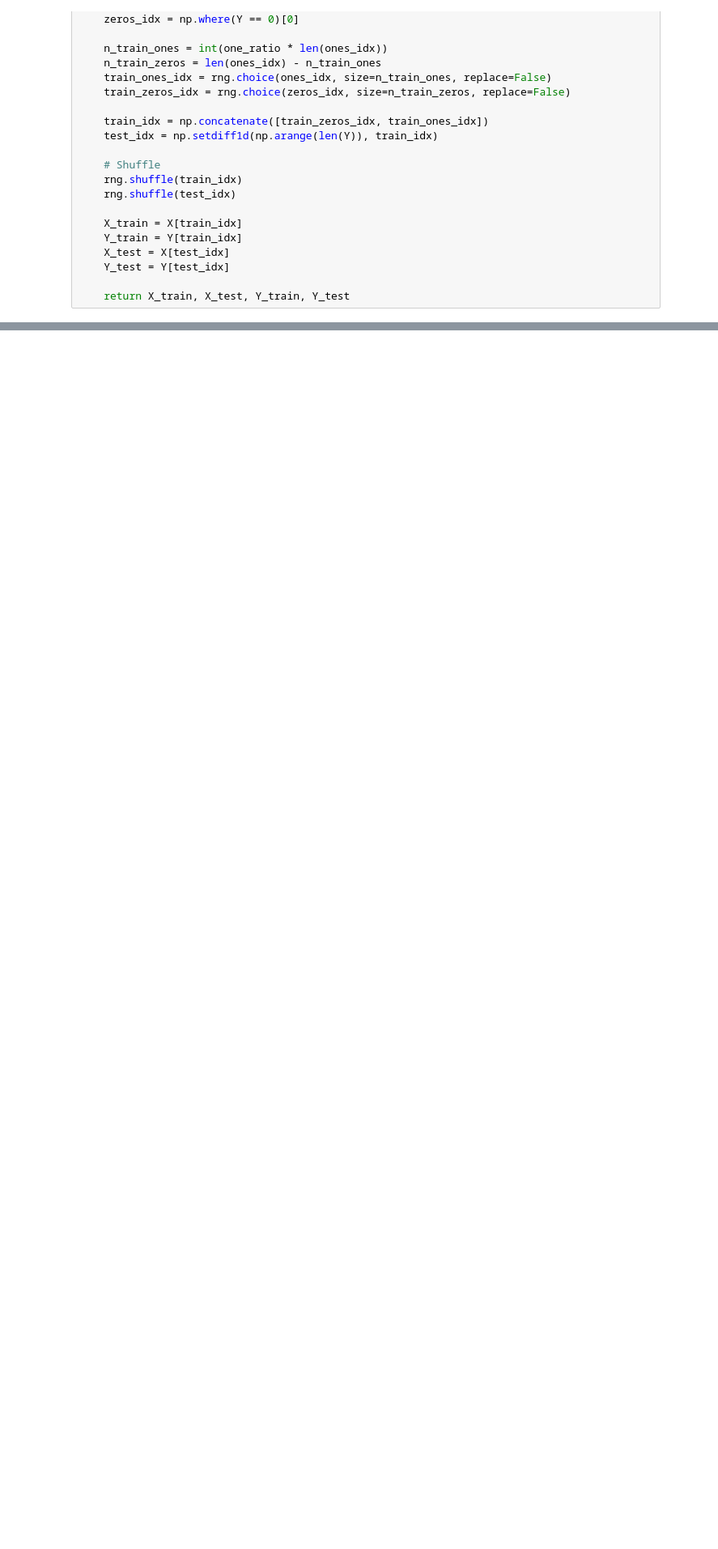
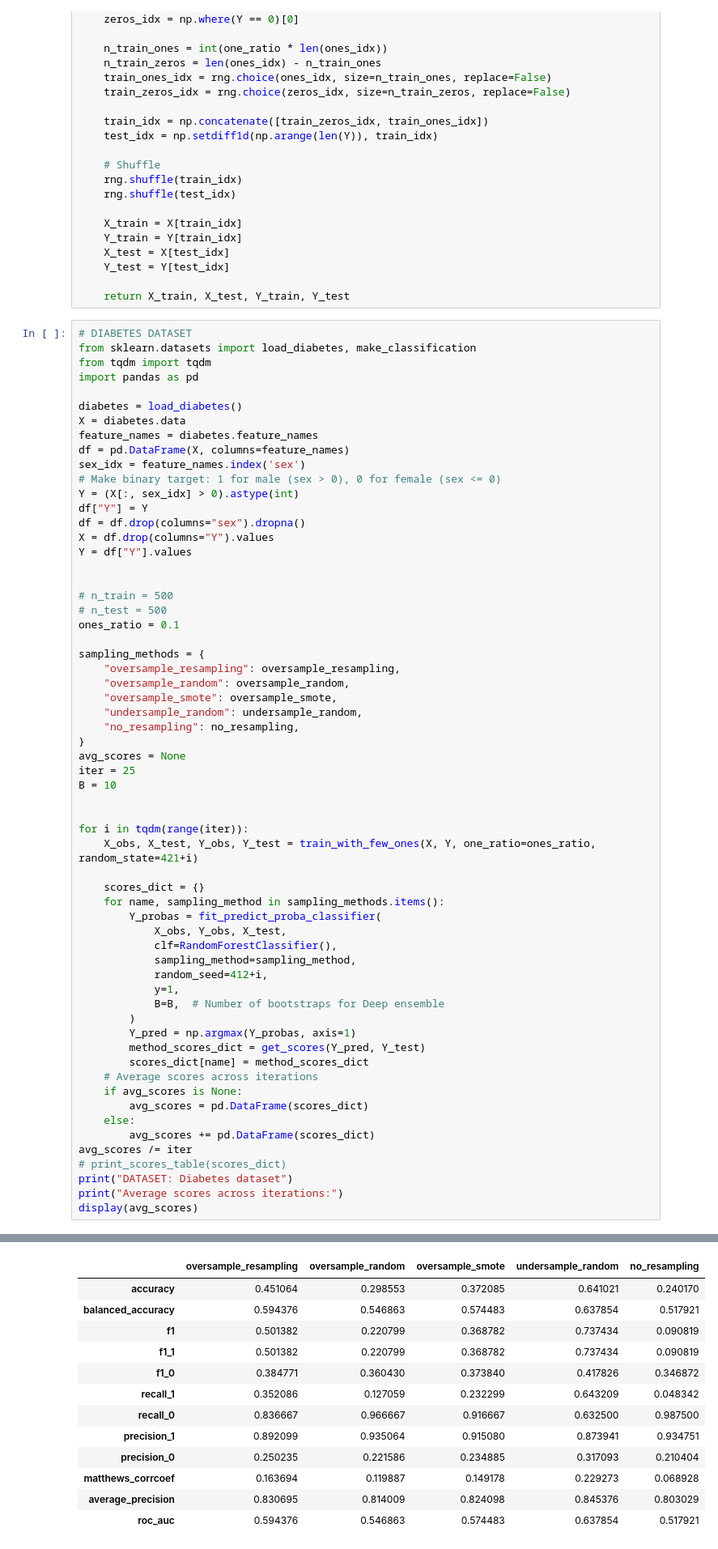
Before and after one commit to chgendreau/bayesian-prediction, a Jupyter notebook: machine_learning.ipynb, the cells around one changed output, grey strips where cells are left out. Shown at 81% size. Saved outputs shown, nothing was run; the diff lists cells and outputs as text; blank space fills up the shorter version.

```diff
--- a/machine_learning.ipynb
+++ b/machine_learning.ipynb
@@ -288,3 +292,65 @@ def train_with_few_ones(X, Y, one_ratio=0.1, random_state=None):
     Y_test = Y[test_idx]
 
     return X_train, X_test, Y_train, Y_test
+# %%
+# DIABETES DATASET
+from sklearn.datasets import load_diabetes, make_classification
+from tqdm import tqdm
+import pandas as pd
+
+diabetes = load_diabetes()
+X = diabetes.data
+feature_names = diabetes.feature_names
+df = pd.DataFrame(X, columns=feature_names)
+sex_idx = feature_names.index('sex')
+# Make binary target: 1 for male (sex > 0), 0 for female (sex <= 0)
+Y = (X[:, sex_idx] > 0).astype(int)
+df["Y"] = Y
+df = df.drop(columns="sex").dropna()
+X = df.drop(columns="Y").values
+Y = df["Y"].values
+
+
+# n_train = 500
+# n_test = 500
+ones_ratio = 0.1
+
+sampling_methods = {
+    "oversample_resampling": oversample_resampling,
+    "oversample_random": oversample_random,
+    "oversample_smote": oversample_smote,
+    "undersample_random": undersample_random,
+    "no_resampling": no_resampling,
+}
+avg_scores = None
+iter = 25
+B = 10
+
+
+for i in tqdm(range(iter)):
+    X_obs, X_test, Y_obs, Y_test = train_with_few_ones(X, Y, one_ratio=ones_ratio, random_state=421+i)
+
+    scores_dict = {}
+    for name, sampling_method in sampling_methods.items():
+        Y_probas = fit_predict_proba_classifier(
+            X_obs, Y_obs, X_test,
+            clf=RandomForestClassifier(),
+            sampling_method=sampling_method,
+            random_seed=412+i,
+            y=1,
+            B=B,  # Number of bootstraps for Deep ensemble
+        )
+        Y_pred = np.argmax(Y_probas, axis=1)
+        method_scores_dict = get_scores(Y_pred, Y_test)
+        scores_dict[name] = method_scores_dict
+    # Average scores across iterations
+    if avg_scores is None:
+        avg_scores = pd.DataFrame(scores_dict)
+    else:
+        avg_scores += pd.DataFrame(scores_dict)
+avg_scores /= iter
+# print_scores_table(scores_dict)
+print("DATASET: Diabetes dataset")
+print("Average scores across iterations:")
+display(avg_scores)
+# %% [output]
@@ -290,0 +359,13 @@ def train_with_few_ones(X, Y, one_ratio=0.1, random_state=None):
+|  | oversample_resampling | oversample_random | oversample_smote | undersample_random | no_resampling |
+| accuracy | 0.451064 | 0.298553 | 0.372085 | 0.641021 | 0.240170 |
+| balanced_accuracy | 0.594376 | 0.546863 | 0.574483 | 0.637854 | 0.517921 |
+| f1 | 0.501382 | 0.220799 | 0.368782 | 0.737434 | 0.090819 |
+| f1_1 | 0.501382 | 0.220799 | 0.368782 | 0.737434 | 0.090819 |
+| f1_0 | 0.384771 | 0.360430 | 0.373840 | 0.417826 | 0.346872 |
+| recall_1 | 0.352086 | 0.127059 | 0.232299 | 0.643209 | 0.048342 |
+| recall_0 | 0.836667 | 0.966667 | 0.916667 | 0.632500 | 0.987500 |
+| precision_1 | 0.892099 | 0.935064 | 0.915080 | 0.873941 | 0.934751 |
+| precision_0 | 0.250235 | 0.221586 | 0.234885 | 0.317093 | 0.210404 |
+| matthews_corrcoef | 0.163694 | 0.119887 | 0.149178 | 0.229273 | 0.068928 |
+| average_precision | 0.830695 | 0.814009 | 0.824098 | 0.845376 | 0.803029 |
+| roc_auc | 0.594376 | 0.546863 | 0.574483 | 0.637854 | 0.517921 |
```
Also changed, not shown: parts of 5 cells of this notebook, 2 other files.
